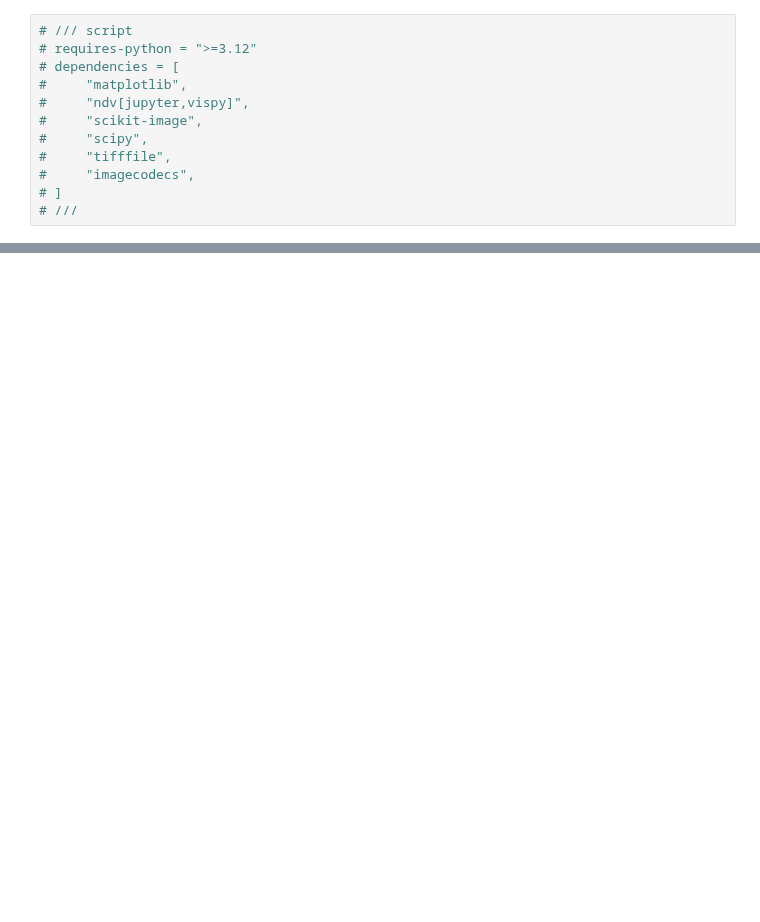
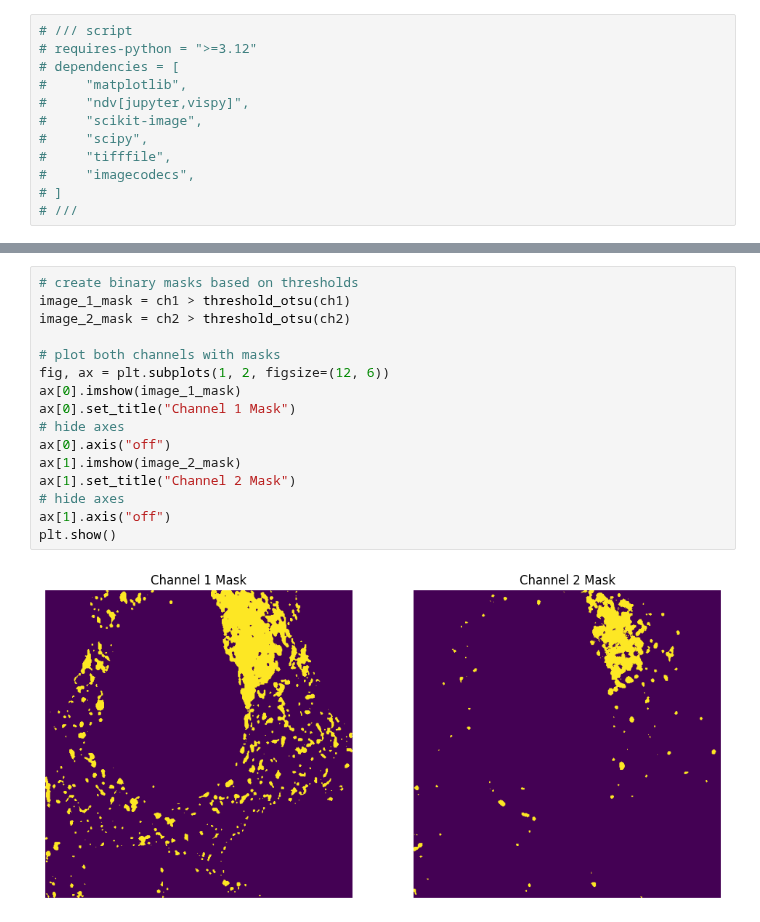
Before and after one commit to fdrgsp/bobiac, a Jupyter notebook: content/08_colocalization/pixel_intensity_based_colocalization.ipynb, the cells around one changed output, grey strips where cells are left out. Drawn from its saved outputs; the diff is of its cells as text; blank space fills up the shorter version.

```diff
--- a/content/08_colocalization/pixel_intensity_based_colocalization.ipynb
+++ b/content/08_colocalization/pixel_intensity_based_colocalization.ipynb
@@ -107,0 +94,18 @@
+# %%
+# create binary masks based on thresholds
+image_1_mask = ch1 > threshold_otsu(ch1)
+image_2_mask = ch2 > threshold_otsu(ch2)
+
+# plot both channels with masks
+fig, ax = plt.subplots(1, 2, figsize=(12, 6))
+ax[0].imshow(image_1_mask)
+ax[0].set_title("Channel 1 Mask")
+# hide axes
+ax[0].axis("off")
+ax[1].imshow(image_2_mask)
+ax[1].set_title("Channel 2 Mask")
+# hide axes
+ax[1].axis("off")
+plt.show()
+# %% [output]
+[figure, added]
```
Also changed, not shown: parts of 13 cells of this notebook, 3 other files.
